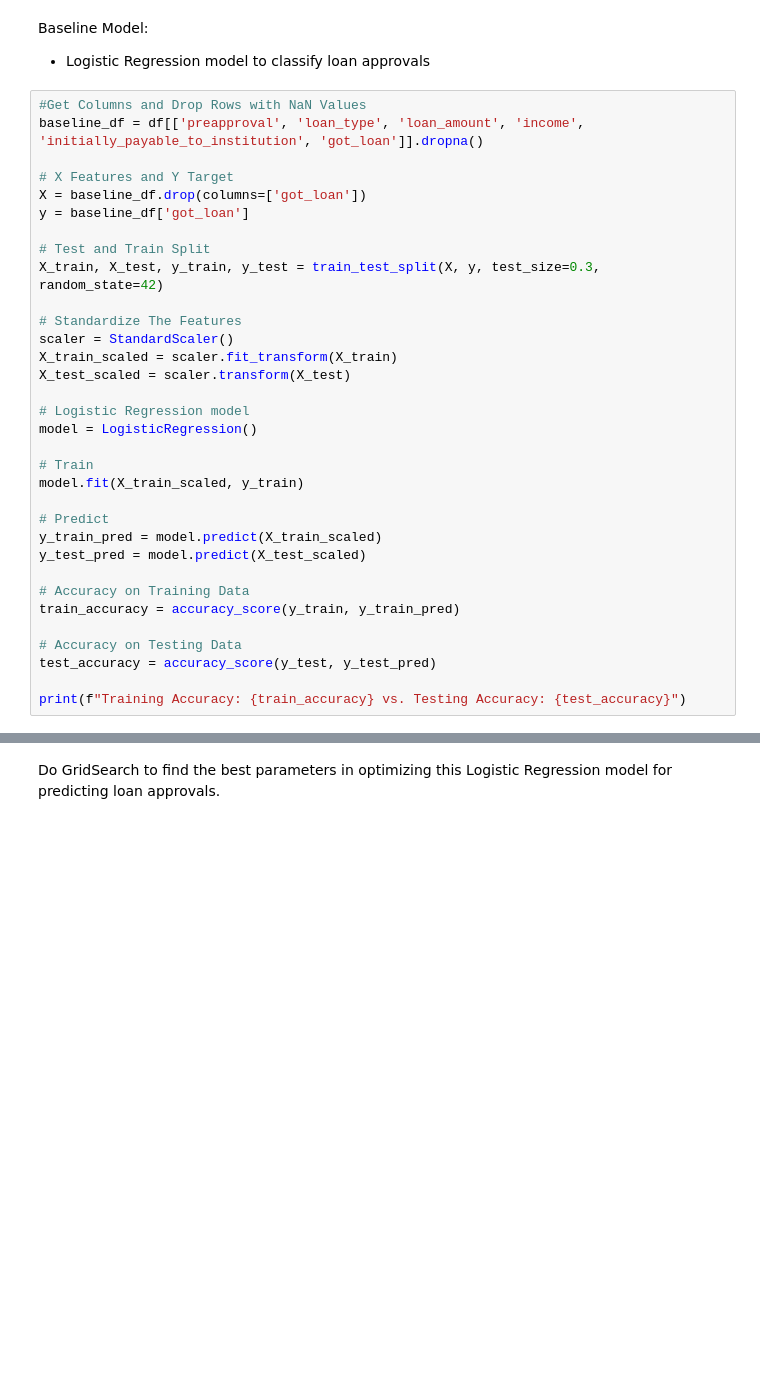
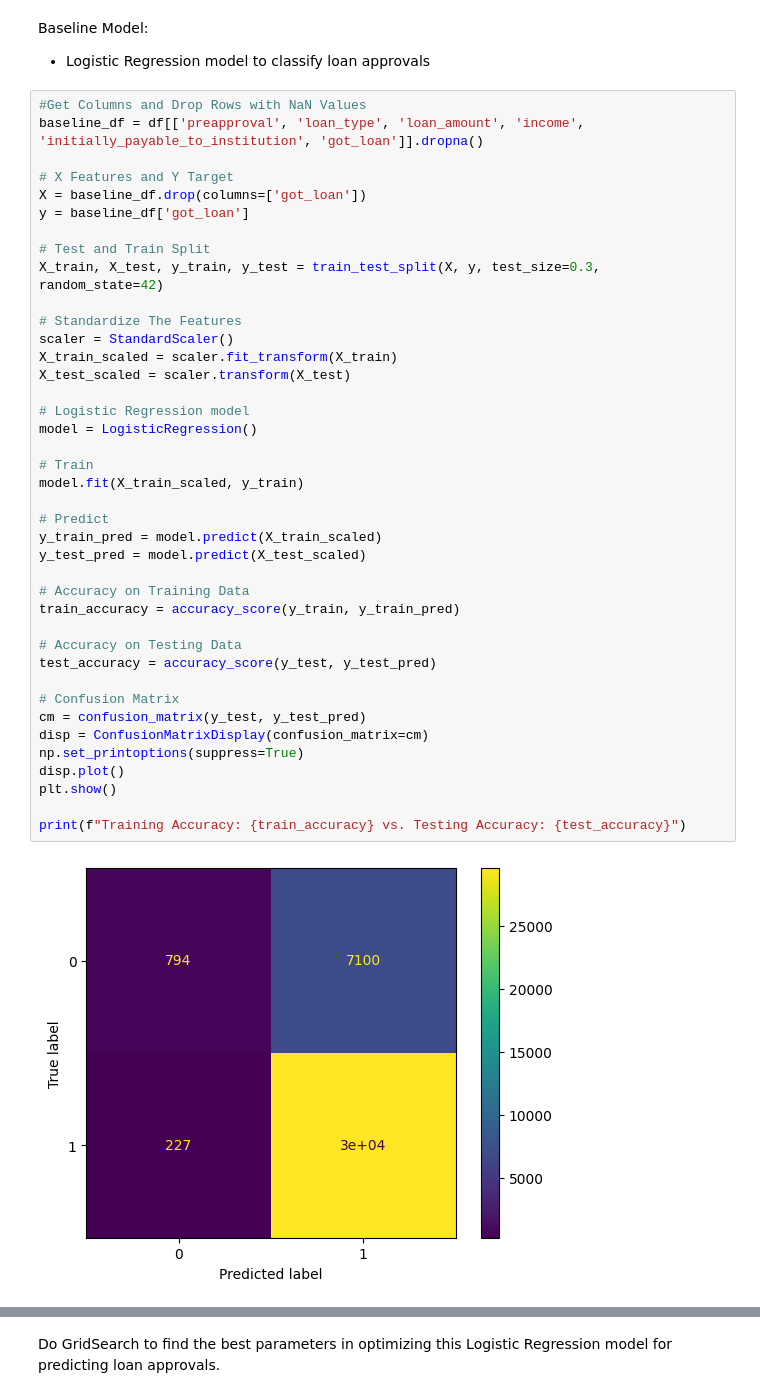
Before and after one commit to BrandonDioneda/CSE158---Loan-Predictor, a Jupyter notebook: a2.ipynb, the cells around one changed output, grey strips where cells are left out. Saved outputs shown, nothing was run; the diff lists cells and outputs as text; blank space fills up the shorter version.

Commit message:
Confusion Matrix Log Reg

```diff
--- a/a2.ipynb
+++ b/a2.ipynb
@@ -291,33 +291,41 @@ baseline_df = df[['preapproval', 'loan_type', 'loan_amount', 'income', 'initiall
 # X Features and Y Target
 X = baseline_df.drop(columns=['got_loan'])
 y = baseline_df['got_loan']
 
 # Test and Train Split
 X_train, X_test, y_train, y_test = train_test_split(X, y, test_size=0.3, random_state=42)
 
 # Standardize The Features
 scaler = StandardScaler()
 X_train_scaled = scaler.fit_transform(X_train)
 X_test_scaled = scaler.transform(X_test)
 
 # Logistic Regression model
 model = LogisticRegression()
 
 # Train
 model.fit(X_train_scaled, y_train)
 
 # Predict
 y_train_pred = model.predict(X_train_scaled)
 y_test_pred = model.predict(X_test_scaled)
 
 # Accuracy on Training Data
 train_accuracy = accuracy_score(y_train, y_train_pred)
 
 # Accuracy on Testing Data
 test_accuracy = accuracy_score(y_test, y_test_pred)
 
+# Confusion Matrix
+cm = confusion_matrix(y_test, y_test_pred)
+disp = ConfusionMatrixDisplay(confusion_matrix=cm)
+np.set_printoptions(suppress=True)
+disp.plot()
+plt.show()
+
 print(f"Training Accuracy: {train_accuracy} vs. Testing Accuracy: {test_accuracy}")
 # %% [output]
+[figure, added]
 Training Accuracy: 0.8050019316864759 vs. Testing Accuracy: 0.8057374658641991
 # %% [markdown]
 Do GridSearch to find the best parameters in optimizing this Logistic Regression model for predicting loan approvals.
```
Also changed, not shown: parts of 1 cell of this notebook.
